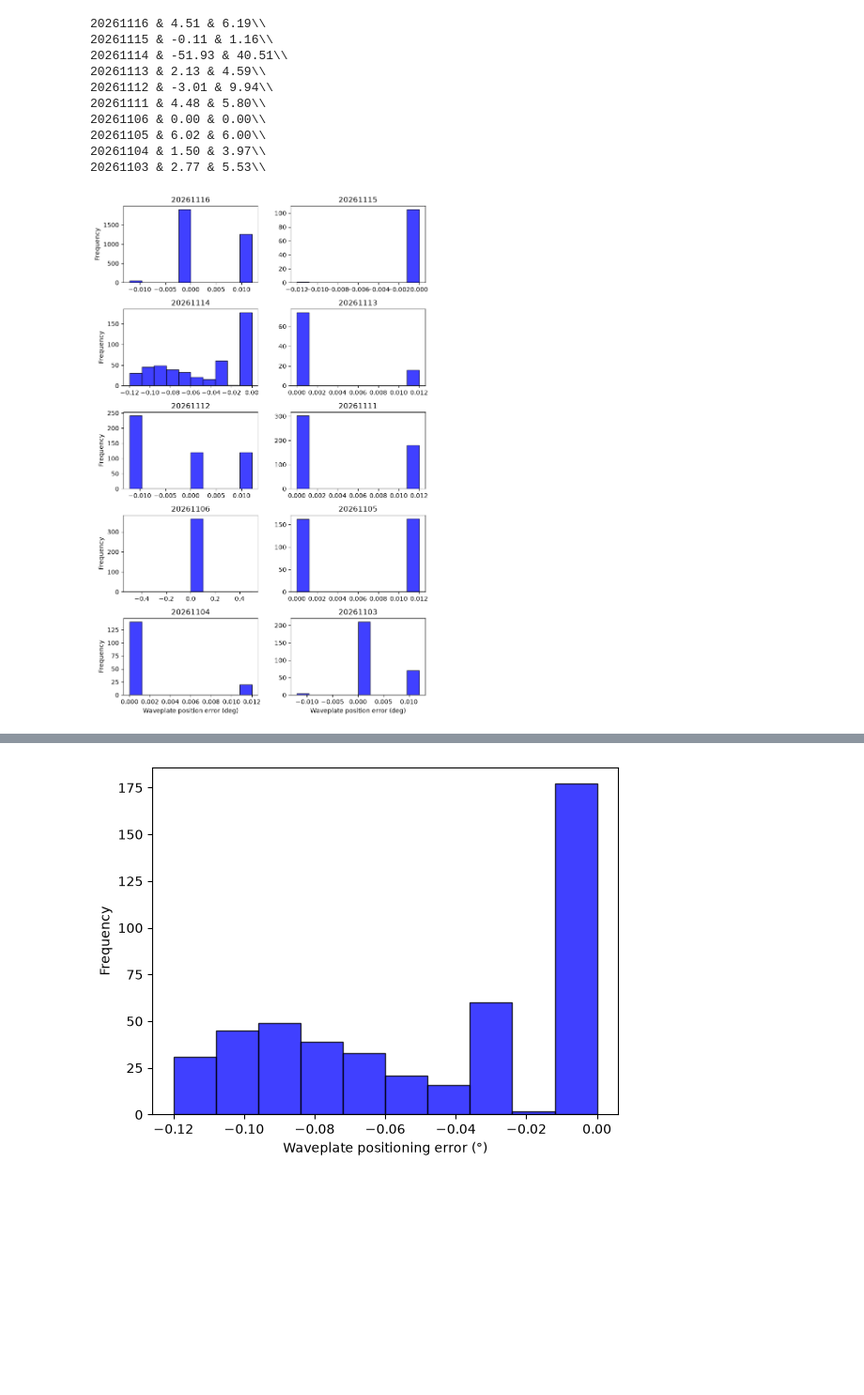
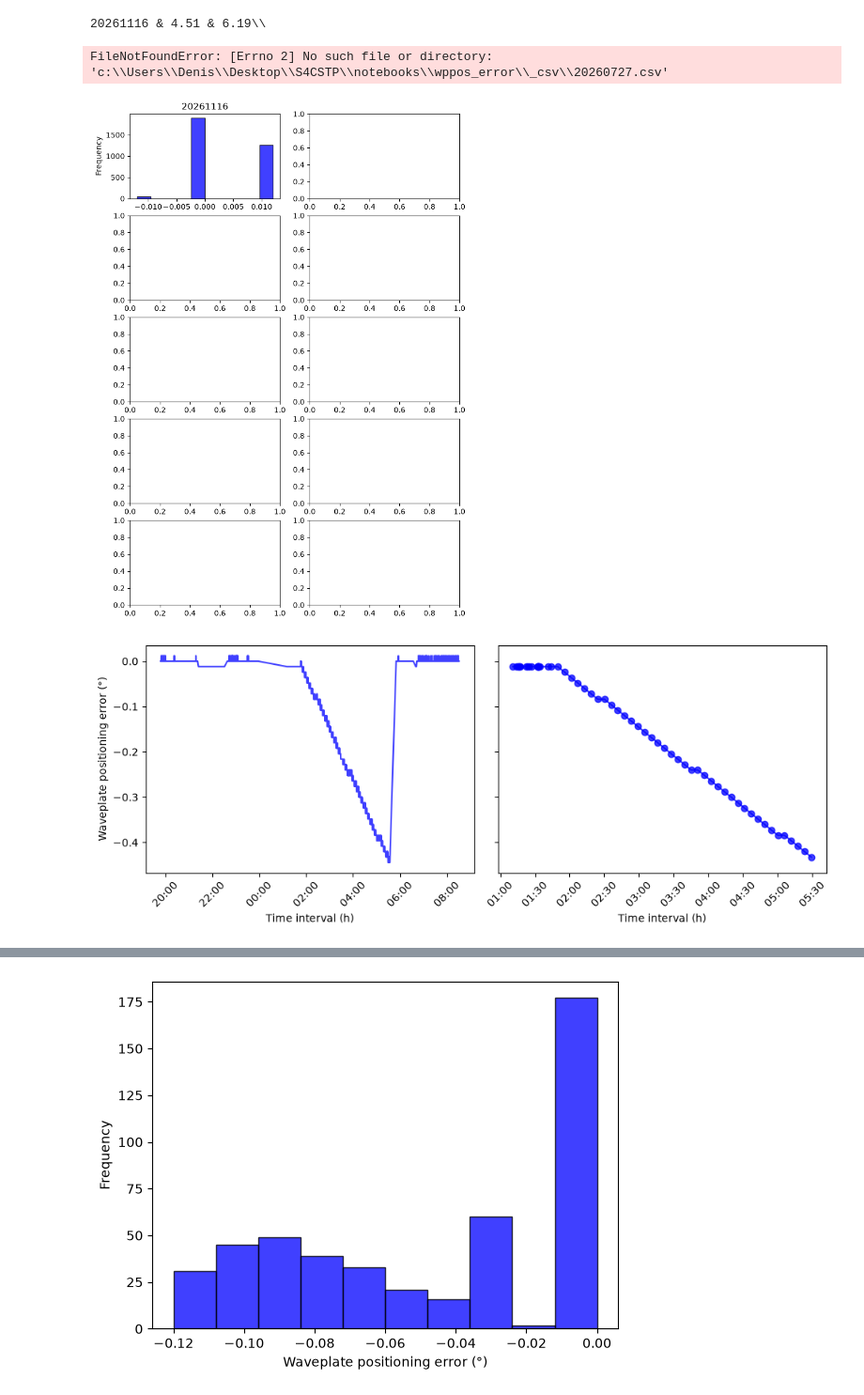
Before and after one commit to dev-LNA/S4CSTP, a Jupyter notebook: notebooks/wppos_error/wppos_error.ipynb, the cells around one changed output, grey strips where cells are left out. Shown at 94% size. Cells and saved outputs as stored; diff of their text form; code cells hidden in the pictures; blank space fills up the shorter version.

Commit message:
select new nights

```diff
--- a/notebooks/wppos_error/wppos_error.ipynb
+++ b/notebooks/wppos_error/wppos_error.ipynb
@@ -95,71 +95,53 @@ axs = axs.flatten()
 
 
 nights = [
-    "20260702",
+    "20261116",
+    "20260727",
+    "20260822",
+    "20260731",
     "20260714",
-    "20260715",
+    "20260713",
     "20260719",
-    "20260731",
-    "20260803",
-    "20260805",
-    "20260819",
-    "20260822",
     "20260823",
+    "20260903",
+    "20260604",
 ]
 
-recent_nights = [
-    "20261116",
-    "20261115",
-    "20261114",
-    "20261113",
-    "20261112",
-    "20261111",
-    "20261106",
-    "20261105",
-    "20261104",
-    "20261103",
-]
-for idx, night in enumerate(recent_nights):
+
+for idx, night in enumerate(nights):
     ax = axs[idx]
     csv_file = Path.cwd() / "_csv" / f"{night}.csv"
     df = pd.read_csv(csv_file)
     mean = np.mean(df["error"]) * 1e3
     std = np.std(df["error"]) * 1e3
     ax.hist(df["error"], color="blue", edgecolor="black", alpha=0.75)
     ax.set_title(rf"{night}")
     if idx % 2 == 0:
         ax.set_ylabel("Frequency")
     print(
         rf"{night} & {mean:.2f} & {std:.2f}\\",
     )
 
 
 axs[-1].set_xlabel("Waveplate position error (deg)")
 axs[-2].set_xlabel("Waveplate position error (deg)")
 plt.tight_layout()
 image_path = Path.cwd() / "_figs" / "wppos_error_hist.png"
 plt.savefig(image_path, dpi=300, bbox_inches="tight")
 image_path = Path(
     r"C:\Users\Denis\Desktop\NT_WPPOS_ERR\src\XX\Fig\recent_error_histograms.png"
 )
 plt.savefig(image_path, dpi=300, bbox_inches="tight")
 plt.show()
 # %% [output]
 20261116 & 4.51 & 6.19\\
-20261115 & -0.11 & 1.16\\
-20261114 & -51.93 & 40.51\\
-20261113 & 2.13 & 4.59\\
-20261112 & -3.01 & 9.94\\
-20261111 & 4.48 & 5.80\\
-20261106 & 0.00 & 0.00\\
-20261105 & 6.02 & 6.00\\
-20261104 & 1.50 & 3.97\\
-20261103 & 2.77 & 5.53\\
+FileNotFoundError: [Errno 2] No such file or directory: 'c:\\Users\\Denis\\Desktop\\S4CSTP\\notebooks\\wppos_error\\_csv\\20260727.csv'
-[figure, old version]
+[figure, new version]
 # %%
 # PLOT THE POSITIONING ERROR VS THE OBSERVATION TIME
 
 import numpy as np
+import matplotlib.dates as mdates
 from matplotlib import pyplot as plt
 import pandas as pd
 from pathlib import Path
@@ -177,6 +159,7 @@ ax = axs[0]
 ax.plot(df["timestamp"], df["error"], "-b", alpha=0.75)
 ax.set_ylabel("Waveplate positioning error (°)")
 ax.set_xlabel("Time interval (h)")
+ax.xaxis.set_major_formatter(mdates.DateFormatter("%H:%M"))
 ax.tick_params(axis="x", labelrotation=45)
 
 df = df[df["seq_idx"] == 1]
@@ -186,6 +169,7 @@ df = df[df["timestamp"] < datetime(2026, 7, 3, 5, 30)]
 ax = axs[1]
 ax.plot(df["timestamp"], df["error"], "o-b", alpha=0.75)
 ax.set_xlabel("Time interval (h)")
+ax.xaxis.set_major_formatter(mdates.DateFormatter("%H:%M"))
 ax.tick_params(axis="x", labelrotation=45)
 
 
@@ -197,6 +181,8 @@ image_path = Path(
 plt.savefig(image_path, dpi=300, bbox_inches="tight")
 plt.tight_layout()
 plt.show()
+# %% [output]
+[figure, added]
 # %%
 # PLOT THE POSITIONING ERROR VS THE OBSERVATION TIME
 
```
Also changed, not shown: parts of 2 cells of this notebook, 16 other files.
